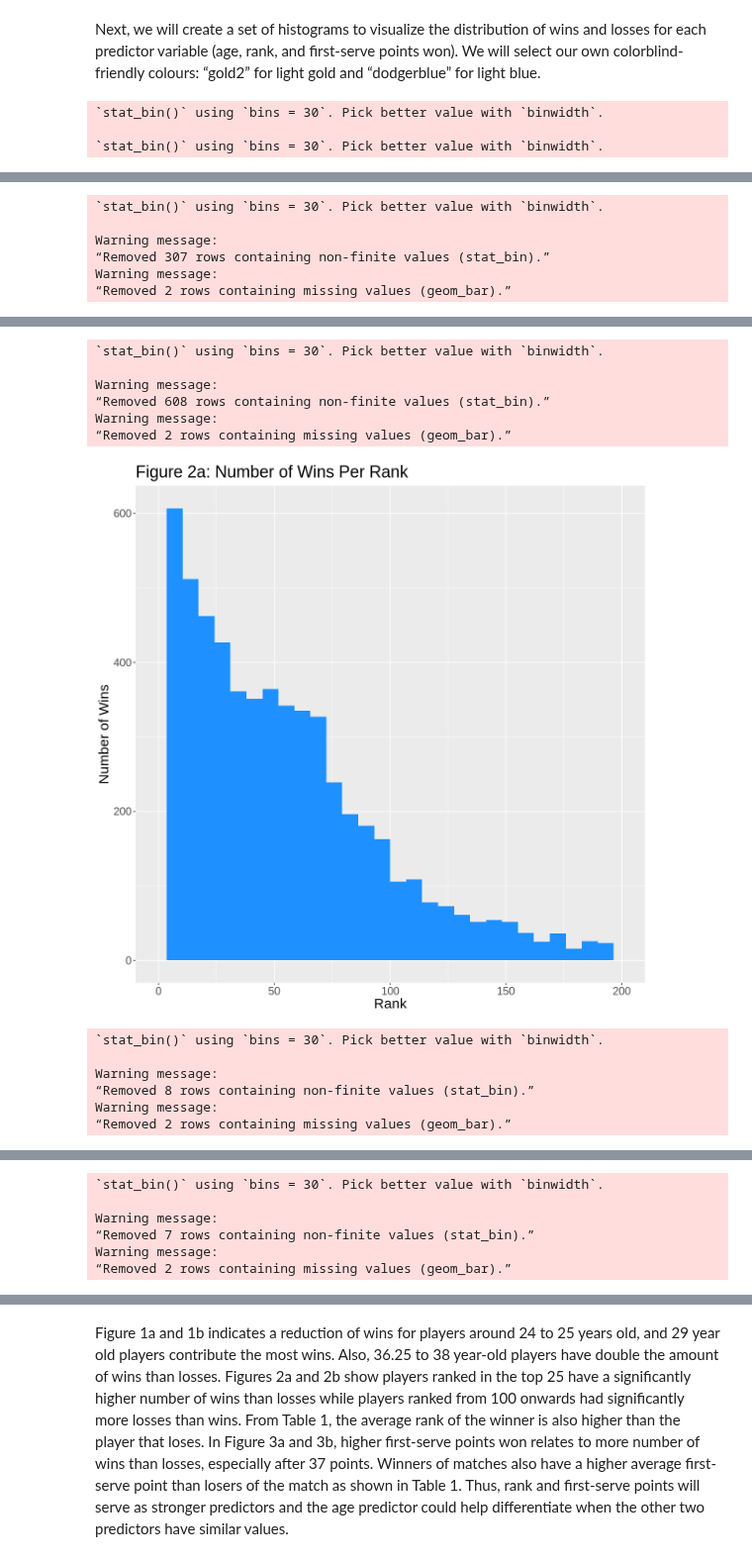
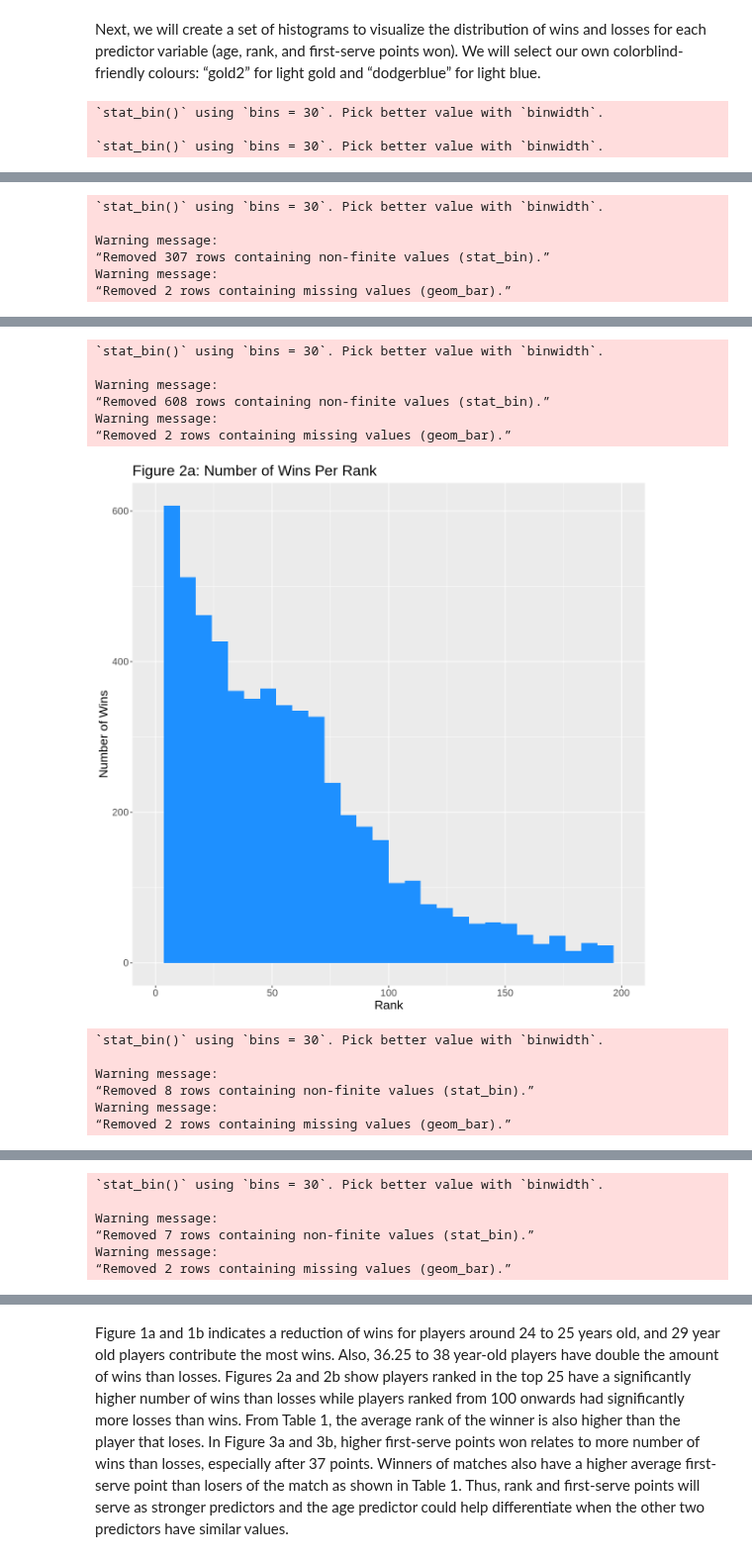
Before and after one commit to EllaShi7/DSCI-100-2022w2-Group-42-Project, a Jupyter notebook: Group_Project_Report.ipynb, the cells around one changed output, grey strips where cells are left out. Shown at 99% size. Drawn from its saved outputs; the diff is of its cells as text; code cells hidden in the pictures.

Commit message:
Update methods explanations & formatting of plots

```diff
--- a/Group_Project_Report.ipynb
+++ b/Group_Project_Report.ipynb
@@ -198,7 +179,7 @@ wins_per_age <- ggplot(atp_train_wins, aes(x = age)) +
                    geom_histogram(fill = "dodgerblue") +
                    labs(x = "Age (years)", y = "Number of Wins") +
                    ggtitle("Figure 1a: Number of Wins Per Age") +
-                   theme(text = element_text(size = 18))
+                   theme(text = element_text(size = 16))
 
 wins_per_age
 
@@ -209,7 +190,7 @@ losses_per_age <-  ggplot(atp_train_losses, aes(x = age)) +
                    geom_histogram(fill = "gold2") +
                    labs(x = "Age (years)", y = "Number of Losses") +
                    ggtitle("Figure 1b: Number of Losses Per Age") +
-                   theme(text = element_text(size = 18))
+                   theme(text = element_text(size = 16))
 
 losses_per_age
 
@@ -221,7 +202,7 @@ wins_per_rank <- ggplot(atp_train_wins, aes(x = rank)) +
                    labs(x = "Rank", y = "Number of Wins") +
                    xlim(0,200) +
                    ggtitle("Figure 2a: Number of Wins Per Rank") +
-                   theme(text = element_text(size = 18))
+                   theme(text = element_text(size = 16))
 
 wins_per_rank
 
@@ -231,7 +212,7 @@ losses_per_rank <-  ggplot(atp_train_losses, aes(x = rank)) +
                    labs(x = "Rank", y = "Number of Losses") +
                    xlim(0,200) +
                    ggtitle("Figure 2b: Number of Losses Per Rank") +
-                   theme(text = element_text(size = 18))
+                   theme(text = element_text(size = 16))
 
 losses_per_rank
 
@@ -243,7 +224,7 @@ wins_per_1stwon <- ggplot(atp_train_wins, aes(x = first_svpt_won)) +
                    labs(x = "First-serve Points Won", y = "Number of Wins") +
                    xlim(0,100) +
                    ggtitle("Figure 3a: Number of Wins Per First-serve Points Won") +
-                   theme(text = element_text(size = 18))
+                   theme(text = element_text(size = 16))
 
 wins_per_1stwon
 
@@ -253,7 +234,7 @@ losses_per_1stwon <- ggplot(atp_train_losses, aes(x = first_svpt_won)) +
                    labs(x = "First-serve Points Won", y = "Number of Losses") +
                    xlim(0,100) +
                    ggtitle("Figure 3b: Number of Losses Per First-serve Points Won") +
-                   theme(text = element_text(size = 18))
+                   theme(text = element_text(size = 16))
 
 losses_per_1stwon
 # %% [output]
@@ -271,10 +252,10 @@ Warning message:
 `stat_bin()` using `bins = 30`. Pick better value with `binwidth`.
 
 Warning message:
 “Removed 608 rows containing non-finite values (stat_bin).”
 Warning message:
 “Removed 2 rows containing missing values (geom_bar).”
-[figure, old version]
+[figure, new version]
 `stat_bin()` using `bins = 30`. Pick better value with `binwidth`.
 
 Warning message:
```
Also changed, not shown: parts of 8 cells of this notebook.
